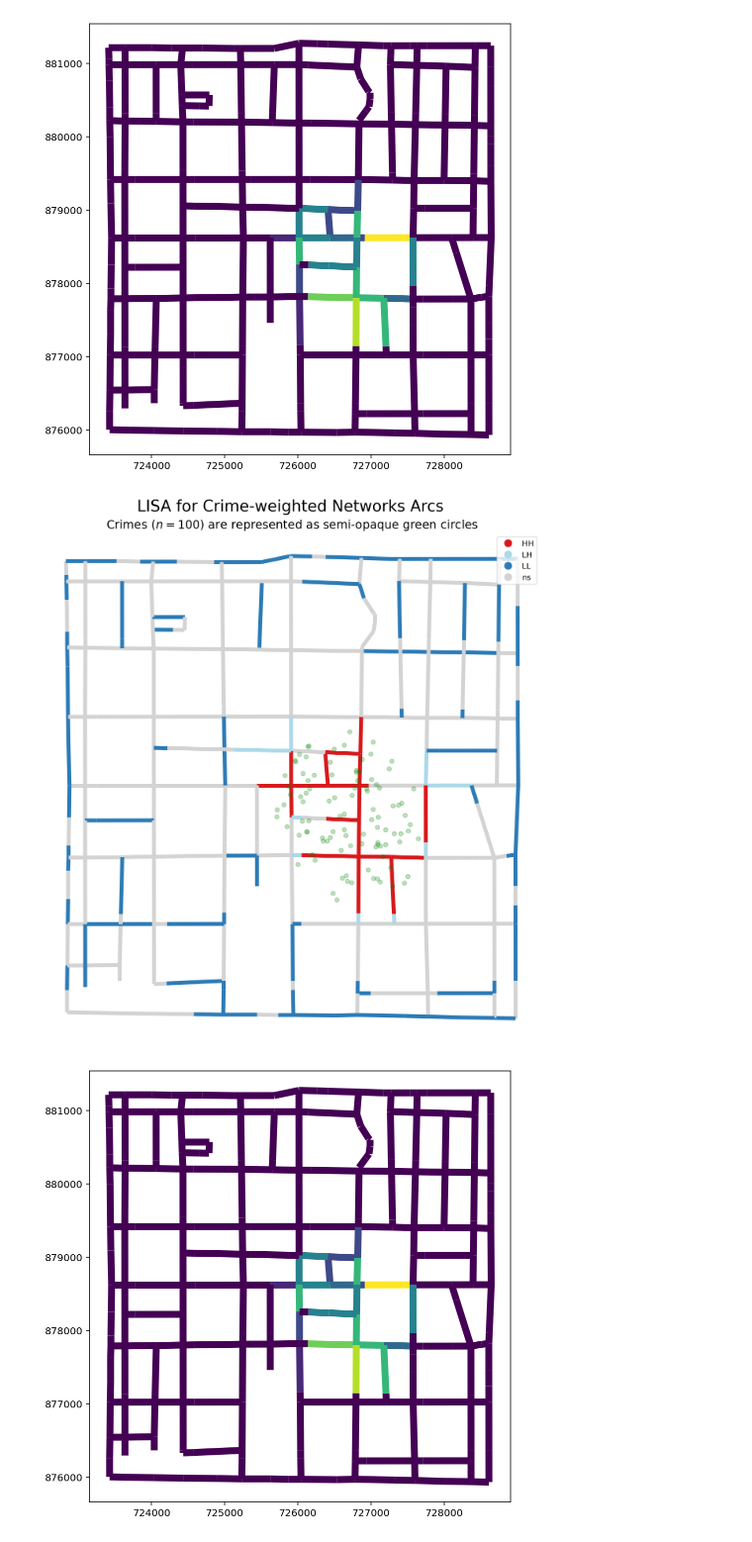
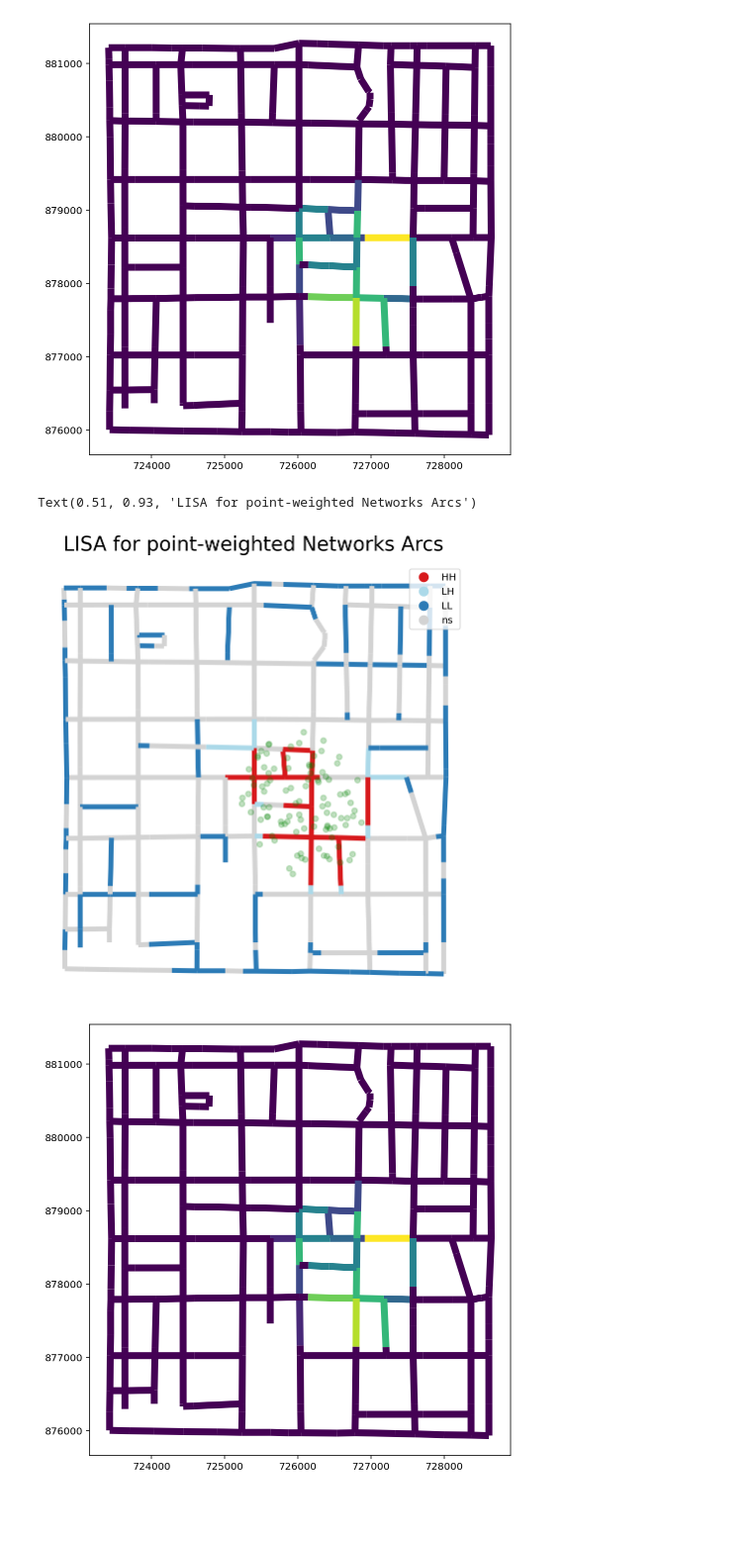
Before and after one commit to anitagraser/spaghetti, a Jupyter notebook: notebooks/debug-counts-on-split-arcs.ipynb, the cells around one changed output. Shown: that part at 99% size. Cells and saved outputs as stored; diff of their text form; code cells hidden in the pictures; blank space fills up the shorter version.

Commit message:
Smaller LISA figure

```diff
--- a/notebooks/debug-counts-on-split-arcs.ipynb
+++ b/notebooks/debug-counts-on-split-arcs.ipynb
@@ -96,14 +96,13 @@ moran_loc_ntwwn = esda.moran.Moran_Local(yaxis_ntwwn, ntw.w_network)
 # %%
 p = 0.05
 
-f, ax = lisa_cluster(moran_loc_ntwwn, arc_df, p=p, figsize=(12,12), lw=5, zorder=0)
+f, ax = lisa_cluster(moran_loc_ntwwn, arc_df, p=p, figsize=(8,8), lw=5, zorder=0)
 pp_df.plot(ax=ax, zorder=1, alpha=.25, color="g", markersize=30)
-suptitle = "LISA for Crime-weighted Networks Arcs"
+suptitle = "LISA for point-weighted Networks Arcs"
 matplotlib.pyplot.suptitle(suptitle, fontsize=20, x=.51, y=.93)
-subtitle = "Crimes ($n=%s$) are represented as semi-opaque green circles"
-matplotlib.pyplot.title(subtitle % pp_df.shape[0], fontsize=15);
 # %% [output]
+Text(0.51, 0.93, 'LISA for point-weighted Networks Arcs')
-[figure, old version]
+[figure, new version]
 # %%
 def plot_counts_on_arcs(net, pp_shp, pp_name):
     net.snapobservations(pp_shp, pp_name, attribute=True)
```
Also changed, not shown: parts of 2 cells of this notebook.
